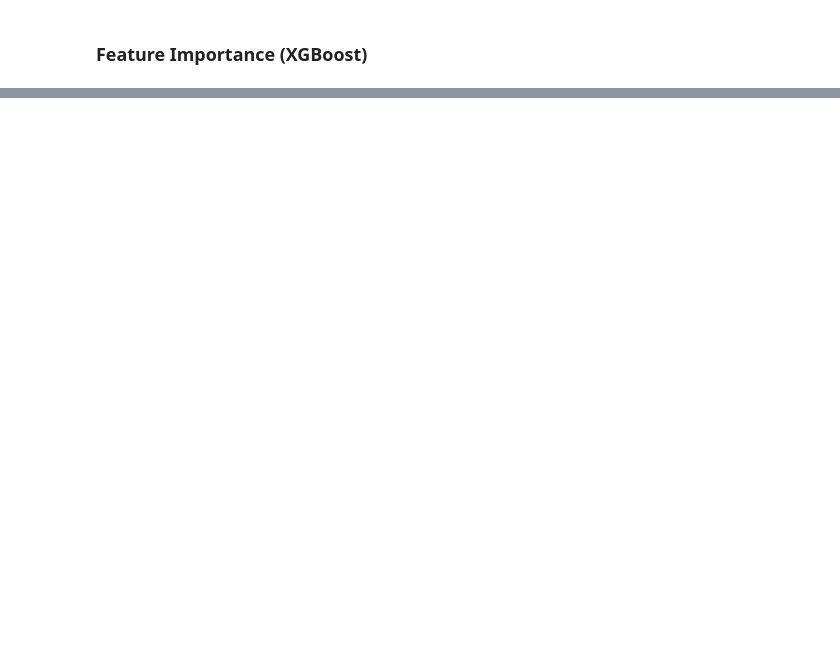
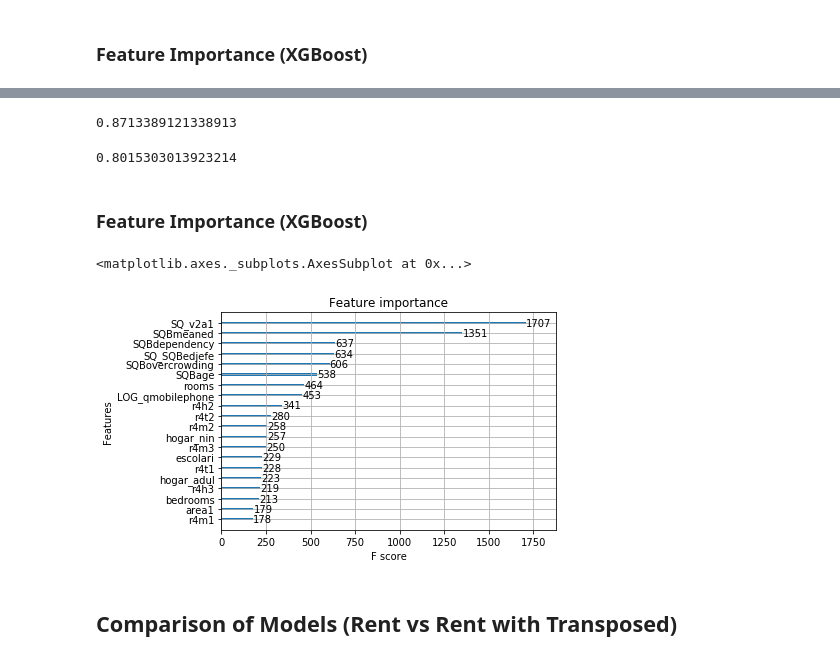
Before and after one commit to nemasobhani/Kaggle-Costa-Rican-Poverty-Prediction, a Jupyter notebook: 03_Classification.ipynb, the cells around one changed output, grey strips where cells are left out. Saved outputs shown, nothing was run; the diff lists cells and outputs as text; code cells hidden in the pictures; blank space fills up the shorter version.

```diff
--- a/03_Classification.ipynb
+++ b/03_Classification.ipynb
@@ -432,0 +524,4 @@ W/ RENT (XGB) 0.7752747119102226
+# %%
+clf_RF = RandomForestClassifier()
+# %%
+clf_RF.fit(X_train, y_train)
@@ -432,0 +567,4 @@ W/ RENT (XGB) 0.7752747119102226
+# %%
+clf_xgb = xgb.XGBClassifier(max_depth=6,n_estimators=100, n_jobs=-1, subsample=.7)
+# %%
+clf_xgb.fit(X_train, y_train, eval_set=[(X_train, y_train), (X_test, y_test)], verbose=True)
@@ -432,0 +596,20 @@ W/ RENT (XGB) 0.7752747119102226
+# %%
+clf_xgb.score(X_test, y_test)
+# %% [output]
+0.8713389121338913
+# %%
+y_pred_xgb = clf_xgb.predict(X_test)
+
+f1_xgb_trans = f1_score(y_test, y_pred_xgb, average='macro')
+f1_xgb_trans
+# %% [output]
+0.8015303013923214
+# %% [markdown]
+### Feature Importance (XGBoost)
+# %%
+xgb.plot_importance(clf_xgb, max_num_features=20)
+# %% [output]
+<matplotlib.axes._subplots.AxesSubplot at 0x...>
+[figure, added]
+# %% [markdown]
+## Comparison of Models (Rent vs Rent with Transposed)
```
Also changed, not shown: parts of 49 cells of this notebook, 5 other files.
